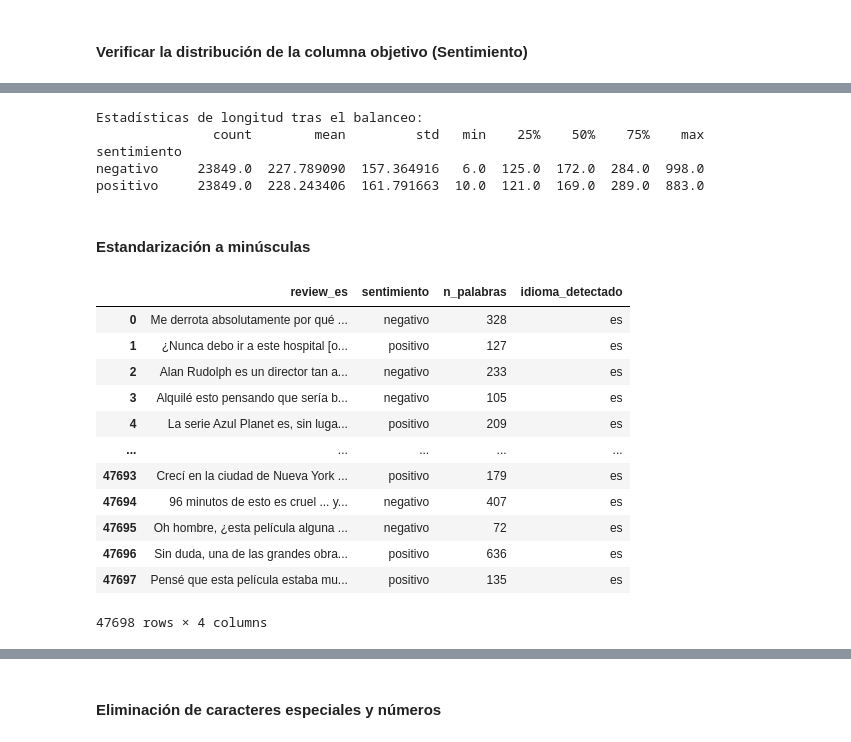
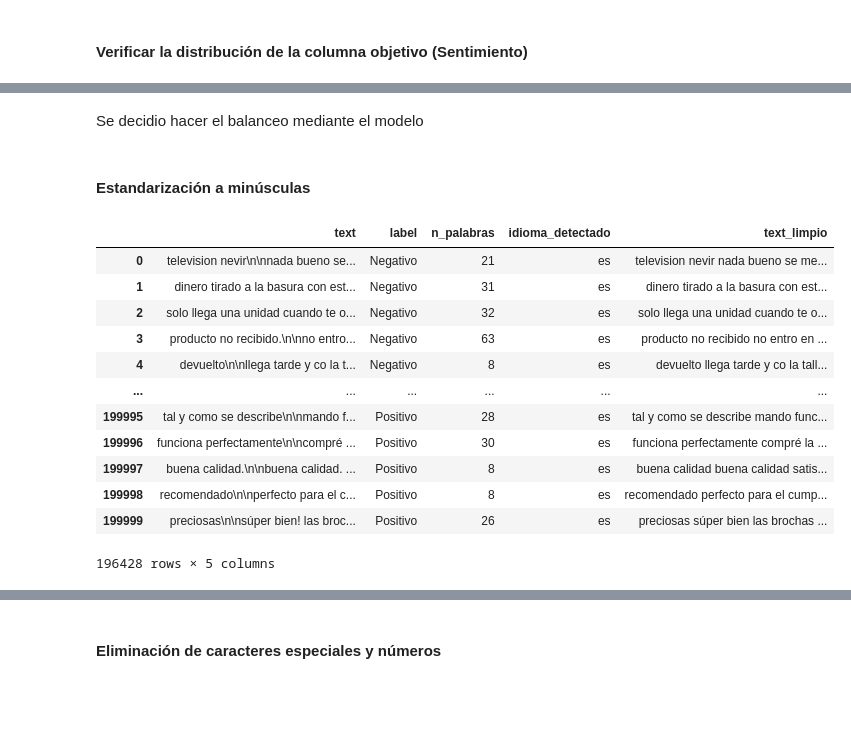
Before and after one commit to Bladimir0607/sentiment-api-equipo39, a Jupyter notebook: data_science/notebooks/Modelo_hackathon_ternario.ipynb, the cells around one changed output, grey strips where cells are left out. Saved outputs shown, nothing was run; the diff lists cells and outputs as text; code cells hidden in the pictures; blank space fills up the shorter version.

```diff
--- a/data_science/notebooks/Modelo_hackathon_ternario.ipynb
+++ b/data_science/notebooks/Modelo_hackathon_ternario.ipynb
@@ -970,3 +971,3 @@ datos.shape
 # %%
 #Columna con el idioma de la reseña (El procesamiento tardará)
-datos['idioma_detectado'] = datos['review_es'].apply(detectar_idioma)
+train_df['idioma_detectado'] = train_df['text'].apply(detectar_idioma)
@@ -975 +990,3 @@ datos_limpios = datos[datos['idioma_detectado'] == 'es'].copy() #Solo guarda los
+# %%
+train_df_clean = train_df[train_df['idioma_detectado'] == 'es'].copy()
 # %%
@@ -983 +998,3 @@ datos = datos_limpios
+# %%
+train_df = train_df_clean
 # %%
@@ -1033,27 +1069,20 @@ dtype: int64
-# %%
-print("\nEstadísticas de longitud tras el balanceo:")
-print(datos.groupby('sentimiento')['n_palabras'].describe())
-# %% [output]
-Estadísticas de longitud tras el balanceo:
-               count        mean         std   min    25%    50%    75%    max
-sentimiento
-negativo     23849.0  227.789090  157.364916   6.0  125.0  172.0  284.0  998.0
-positivo     23849.0  228.243406  161.791663  10.0  121.0  169.0  289.0  883.0
+# %% [markdown]
+Se decidio hacer el balanceo mediante el modelo
 # %% [markdown]
 #### Estandarización a minúsculas
 # %%
-display(datos)
+display(train_df)
 # %% [output]
-|  | review_es | sentimiento | n_palabras | idioma_detectado |
-| 0 | Me derrota absolutamente por qué ... | negativo | 328 | es |
-| 1 | ¿Nunca debo ir a este hospital [o... | positivo | 127 | es |
-| 2 | Alan Rudolph es un director tan a... | negativo | 233 | es |
-| 3 | Alquilé esto pensando que sería b... | negativo | 105 | es |
-| 4 | La serie Azul Planet es, sin luga... | positivo | 209 | es |
-| ... | ... | ... | ... | ... |
-| 47693 | Crecí en la ciudad de Nueva York ... | positivo | 179 | es |
-| 47694 | 96 minutos de esto es cruel ... y... | negativo | 407 | es |
-| 47695 | Oh hombre, ¿esta película alguna ... | negativo | 72 | es |
-| 47696 | Sin duda, una de las grandes obra... | positivo | 636 | es |
-| 47697 | Pensé que esta película estaba mu... | positivo | 135 | es |
+|  | text | label | n_palabras | idioma_detectado | text_limpio |
+| 0 | television nevir\n\nnada bueno se... | Negativo | 21 | es | television nevir nada bueno se me... |
+| 1 | dinero tirado a la basura con est... | Negativo | 31 | es | dinero tirado a la basura con est... |
+| 2 | solo llega una unidad cuando te o... | Negativo | 32 | es | solo llega una unidad cuando te o... |
+| 3 | producto no recibido.\n\nno entro... | Negativo | 63 | es | producto no recibido no entro en ... |
+| 4 | devuelto\n\nllega tarde y co la t... | Negativo | 8 | es | devuelto llega tarde y co la tall... |
+| ... | ... | ... | ... | ... | ... |
+| 199995 | tal y como se describe\n\nmando f... | Positivo | 28 | es | tal y como se describe mando func... |
+| 199996 | funciona perfectamente\n\ncompré ... | Positivo | 30 | es | funciona perfectamente compré la ... |
+| 199997 | buena calidad.\n\nbuena calidad. ... | Positivo | 8 | es | buena calidad buena calidad satis... |
+| 199998 | recomendado\n\nperfecto para el c... | Positivo | 8 | es | recomendado perfecto para el cump... |
+| 199999 | preciosas\n\nsúper bien! las broc... | Positivo | 26 | es | preciosas súper bien las brochas ... |
-47698 rows × 4 columns
+196428 rows × 5 columns
```
Also changed, not shown: parts of 96 cells of this notebook.
